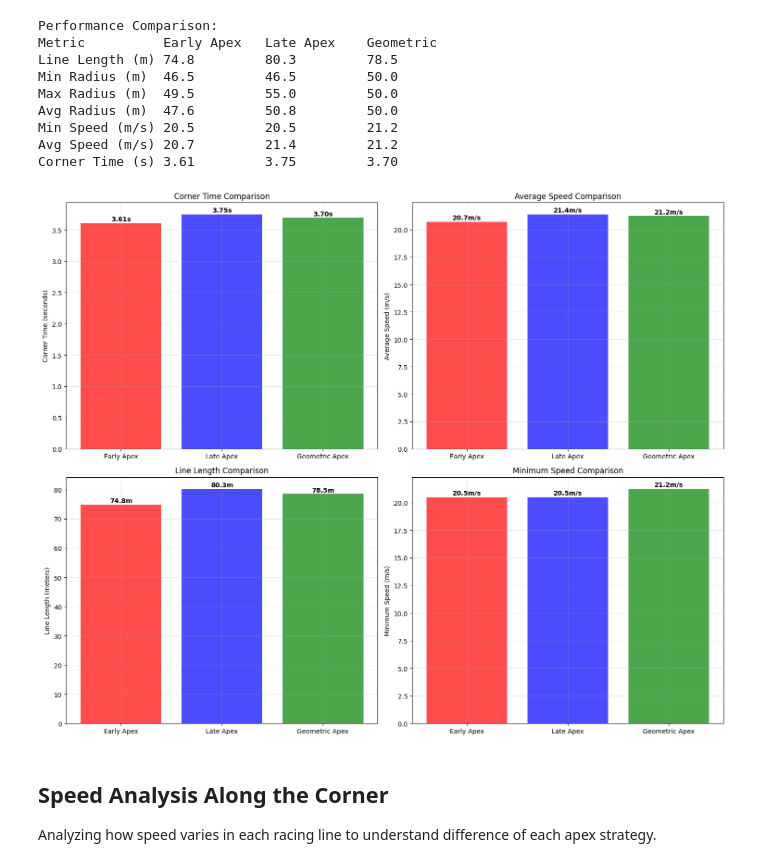
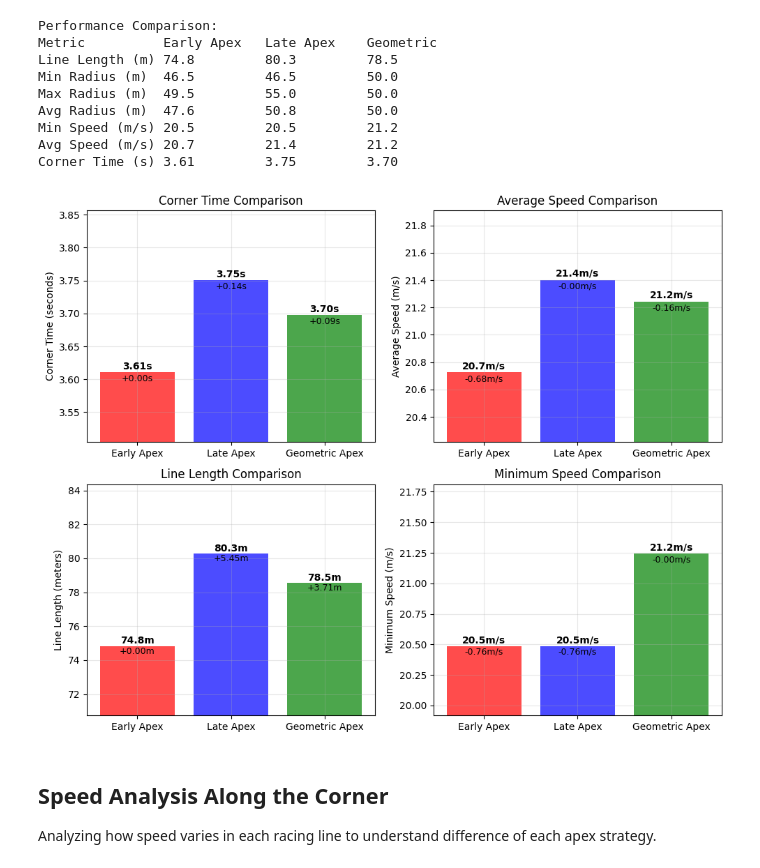
Before and after one commit to 00vqla/racing-line-trajectory, a Jupyter notebook: early_late_apex_analysis.ipynb, the cells around one changed output. Drawn from its saved outputs; the diff is of its cells as text; code cells hidden in the pictures.

```diff
--- a/early_late_apex_analysis.ipynb
+++ b/early_late_apex_analysis.ipynb
@@ -180,6 +183,14 @@ def calculate_apex_performance(x_line, y_line, car_specs):
         'corner_time': corner_time,
     }
 
+# dataset from previous notebook is used
+car = {
+    'mass': 1380+60, # (kg)
+    'max_lateral_g': 0.92, # (g)
+    'max_accel': 4.0, # (m/s^2)
+    'max_brake': 6.0 # (m/s^2)
+}
+
 # performance for each strat
 early_perf = calculate_apex_performance(x_early, y_early, car)
 late_perf = calculate_apex_performance(x_late, y_late, car)
@@ -205,55 +216,88 @@ Min Speed (m/s) 20.5         20.5         21.2
 Avg Speed (m/s) 20.7         21.4         21.2
 Corner Time (s) 3.61         3.75         3.70
 # %%
-# visual plotting
+import matplotlib.pyplot as plt
+
 strategies = ['Early Apex', 'Late Apex', 'Geometric Apex']
 corner_times = [early_perf['corner_time'], late_perf['corner_time'], geo_perf['corner_time']]
 avg_speeds = [early_perf['avg_speed'], late_perf['avg_speed'], geo_perf['avg_speed']]
 line_lengths = [early_perf['line_length'], late_perf['line_length'], geo_perf['line_length']]
 min_speeds = [early_perf['min_speed'], late_perf['min_speed'], geo_perf['min_speed']]
 
-fig, ((ax1, ax2), (ax3, ax4)) = plt.subplots(2, 2, figsize=(15, 12))
+def set_zoomed_ylim(ax, values, margin=0.75):
+    min_val, max_val = min(values), max(values)
+    span = max_val - min_val
+    if span == 0:
+        ax.set_ylim(min_val - 1, max_val + 1)
+    else:
+        ax.set_ylim(min_val - margin * span, max_val + margin * span)
 
-# corner time comparison
+fig, ((ax1, ax2), (ax3, ax4)) = plt.subplots(2, 2, figsize=(10, 8))
+
+# corner time
 bars1 = ax1.bar(strategies, corner_times, color=['red', 'blue', 'green'], alpha=0.7)
 ax1.set_ylabel('Corner Time (seconds)')
 ax1.set_title('Corner Time Comparison')
 ax1.grid(True, alpha=0.3)
 for bar, time in zip(bars1, corner_times):
-    ax1.text(bar.get_x() + bar.get_width()/2, bar.get_height() + 0.01, f'{time:.2f}s',
+    ax1.text(bar.get_x() + bar.get_width()/2, bar.get_height() + 0.001, f'{time:.2f}s',
              ha='center', va='bottom', fontweight='bold')
+set_zoomed_ylim(ax1, corner_times)
+best = min(corner_times)
+for bar, time in zip(bars1, corner_times):
+    diff = time - best
+    ax1.text(bar.get_x() + bar.get_width()/2, bar.get_height() - 0.003, f'+{diff:.2f}s',
+             ha='center', va='top', color='black', fontsize=9)
 
-# avg speed comparison
+# avg speed
 bars2 = ax2.bar(strategies, avg_speeds, color=['red', 'blue', 'green'], alpha=0.7)
 ax2.set_ylabel('Average Speed (m/s)')
 ax2.set_title('Average Speed Comparison')
 ax2.grid(True, alpha=0.3)
 for bar, speed in zip(bars2, avg_speeds):
-    ax2.text(bar.get_x() + bar.get_width()/2, bar.get_height() + 0.1, f'{speed:.1f}m/s',
+    ax2.text(bar.get_x() + bar.get_width()/2, bar.get_height() + 0.01, f'{speed:.1f}m/s',
              ha='center', va='bottom', fontweight='bold')
+set_zoomed_ylim(ax2, avg_speeds)
+best = max(avg_speeds)
+for bar, speed in zip(bars2, avg_speeds):
+    diff = best - speed
+    ax2.text(bar.get_x() + bar.get_width()/2, bar.get_height() - 0.015, f'-{diff:.2f}m/s',
+             ha='center', va='top', color='black', fontsize=9)
 
-# line length comparison
+# line length
 bars3 = ax3.bar(strategies, line_lengths, color=['red', 'blue', 'green'], alpha=0.7)
 ax3.set_ylabel('Line Length (meters)')
 ax3.set_title('Line Length Comparison')
 ax3.grid(True, alpha=0.3)
 for bar, length in zip(bars3, line_lengths):
-    ax3.text(bar.get_x() + bar.get_width()/2, bar.get_height() + 0.2, f'{length:.1f}m',
+    ax3.text(bar.get_x() + bar.get_width()/2, bar.get_height() + 0.02, f'{length:.1f}m',
              ha='center', va='bottom', fontweight='bold')
+set_zoomed_ylim(ax3, line_lengths)
+best = min(line_lengths)
+for bar, length in zip(bars3, line_lengths):
+    diff = length - best
+    ax3.text(bar.get_x() + bar.get_width()/2, bar.get_height() - 0.03, f'+{diff:.2f}m',
+             ha='center', va='top', color='black', fontsize=9)
 
-# min speed comparison
+# min speed
 bars4 = ax4.bar(strategies, min_speeds, color=['red', 'blue', 'green'], alpha=0.7)
 ax4.set_ylabel('Minimum Speed (m/s)')
 ax4.set_title('Minimum Speed Comparison')
 ax4.grid(True, alpha=0.3)
 for bar, speed in zip(bars4, min_speeds):
-    ax4.text(bar.get_x() + bar.get_width()/2, bar.get_height() + 0.1, f'{speed:.1f}m/s',
+    ax4.text(bar.get_x() + bar.get_width()/2, bar.get_height() + 0.01, f'{speed:.1f}m/s',
              ha='center', va='bottom', fontweight='bold')
+set_zoomed_ylim(ax4, min_speeds)
+best = max(min_speeds)
+for bar, speed in zip(bars4, min_speeds):
+    diff = best - speed
+    ax4.text(bar.get_x() + bar.get_width()/2, bar.get_height() - 0.01, f'-{diff:.2f}m/s',
+             ha='center', va='top', color='black', fontsize=9)
 
 plt.tight_layout()
 plt.show()
 # %% [output]
-[figure, old version]
+[figure, new version]
 # %% [markdown]
 ## Speed Analysis Along the Corner
 
```
Also changed, not shown: parts of 2 cells of this notebook.
